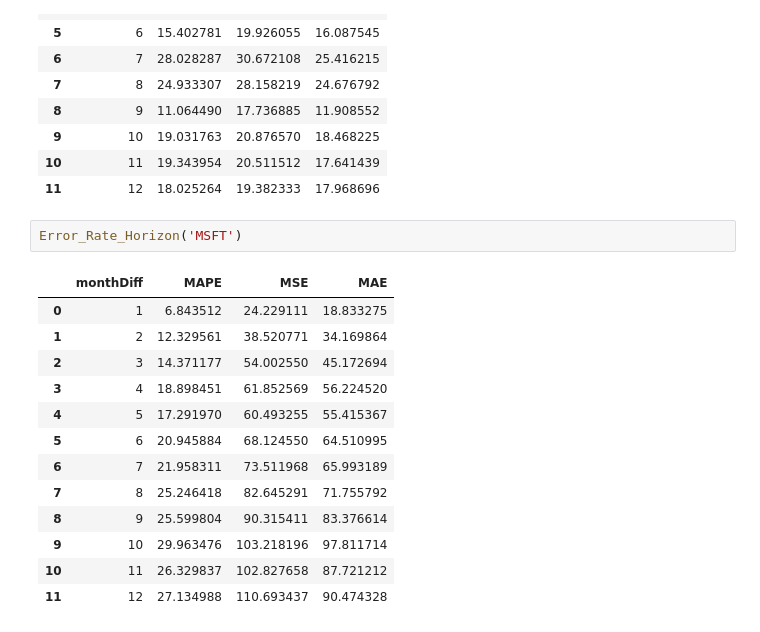
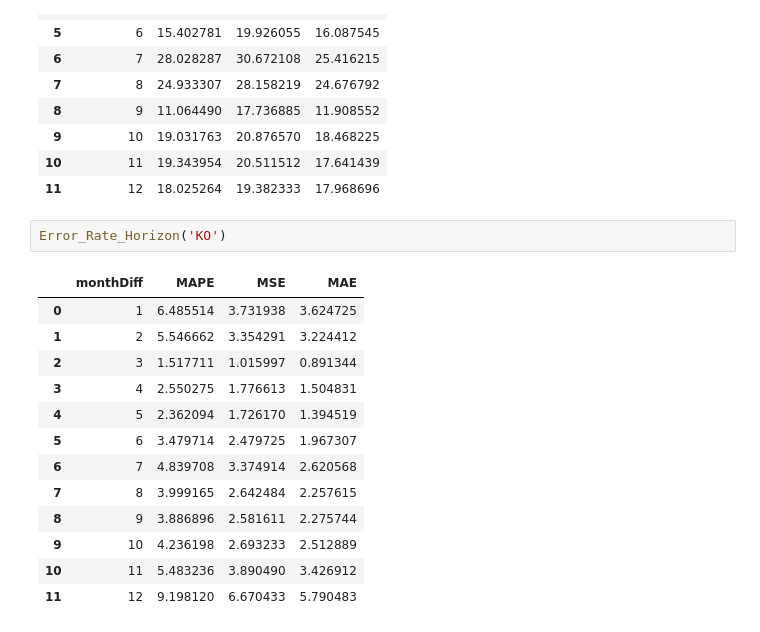
Before and after one commit to jorgelopez141/Markowitz-Optim-with-Time-Series-Foreacast, a Jupyter notebook: Predicting Stocks/Time Series/Generalized HoltWinters.ipynb, the cells around one changed output. Drawn from its saved outputs; the diff is of its cells as text.

```diff
--- a/Predicting Stocks/Time Series/Generalized HoltWinters.ipynb
+++ b/Predicting Stocks/Time Series/Generalized HoltWinters.ipynb
@@ -85,18 +85,18 @@ cutoff_points = ['2023-09-30','2023-03-31','2022-09-30','2022-03-31']
 | 10 | 11 | 19.343954 | 20.511512 | 17.641439 |
 | 11 | 12 | 18.025264 | 19.382333 | 17.968696 |
 # %%
-Error_Rate_Horizon('MSFT')
+Error_Rate_Horizon('KO')
 # %% [output]
 |  | monthDiff | MAPE | MSE | MAE |
-| 0 | 1 | 6.843512 | 24.229111 | 18.833275 |
-| 1 | 2 | 12.329561 | 38.520771 | 34.169864 |
-| 2 | 3 | 14.371177 | 54.002550 | 45.172694 |
-| 3 | 4 | 18.898451 | 61.852569 | 56.224520 |
-| 4 | 5 | 17.291970 | 60.493255 | 55.415367 |
-| 5 | 6 | 20.945884 | 68.124550 | 64.510995 |
-| 6 | 7 | 21.958311 | 73.511968 | 65.993189 |
-| 7 | 8 | 25.246418 | 82.645291 | 71.755792 |
-| 8 | 9 | 25.599804 | 90.315411 | 83.376614 |
-| 9 | 10 | 29.963476 | 103.218196 | 97.811714 |
-| 10 | 11 | 26.329837 | 102.827658 | 87.721212 |
-| 11 | 12 | 27.134988 | 110.693437 | 90.474328 |
+| 0 | 1 | 6.485514 | 3.731938 | 3.624725 |
+| 1 | 2 | 5.546662 | 3.354291 | 3.224412 |
+| 2 | 3 | 1.517711 | 1.015997 | 0.891344 |
+| 3 | 4 | 2.550275 | 1.776613 | 1.504831 |
+| 4 | 5 | 2.362094 | 1.726170 | 1.394519 |
+| 5 | 6 | 3.479714 | 2.479725 | 1.967307 |
+| 6 | 7 | 4.839708 | 3.374914 | 2.620568 |
+| 7 | 8 | 3.999165 | 2.642484 | 2.257615 |
+| 8 | 9 | 3.886896 | 2.581611 | 2.275744 |
+| 9 | 10 | 4.236198 | 2.693233 | 2.512889 |
+| 10 | 11 | 5.483236 | 3.890490 | 3.426912 |
+| 11 | 12 | 9.198120 | 6.670433 | 5.790483 |
```
Also changed, not shown: 4 other files.
